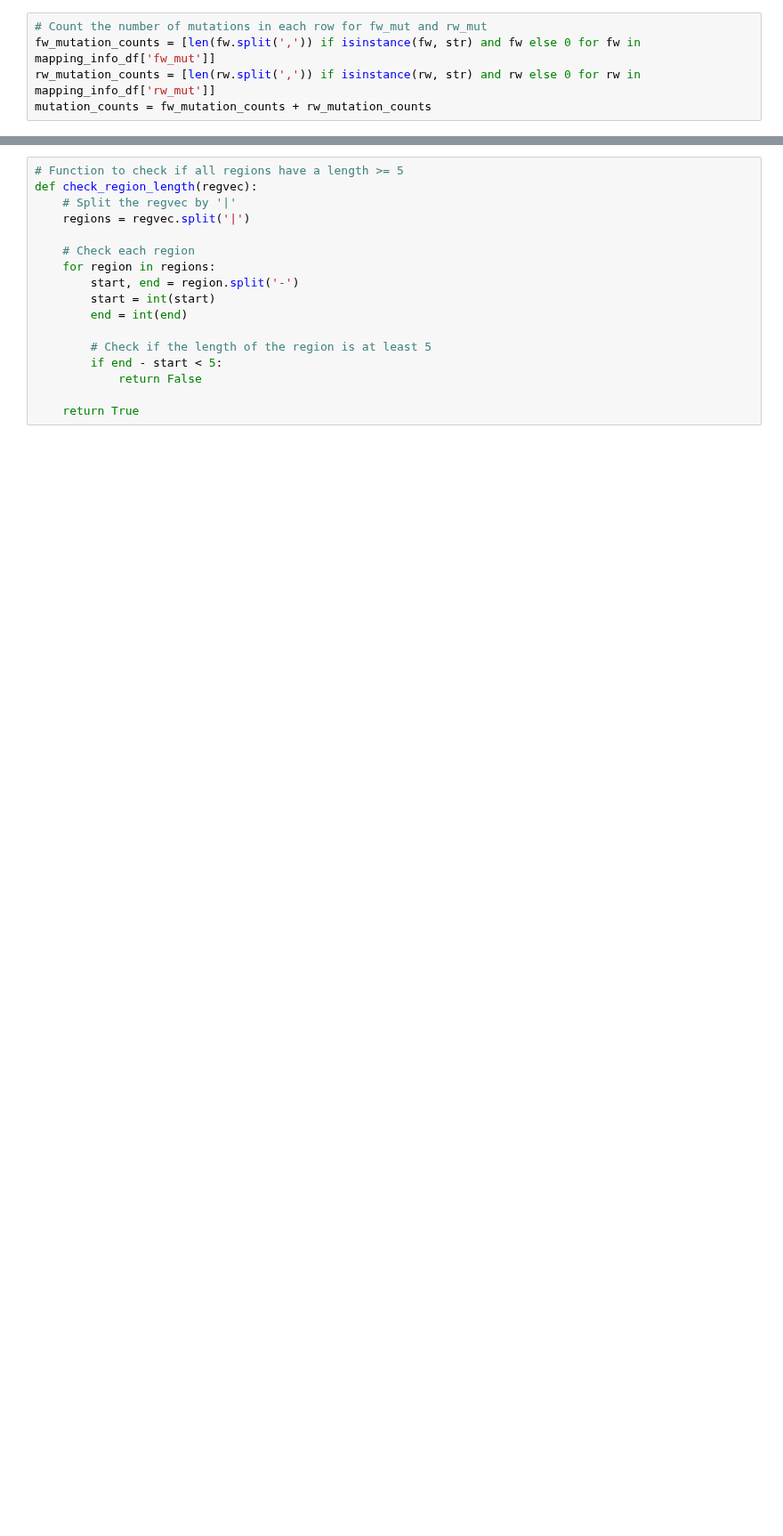
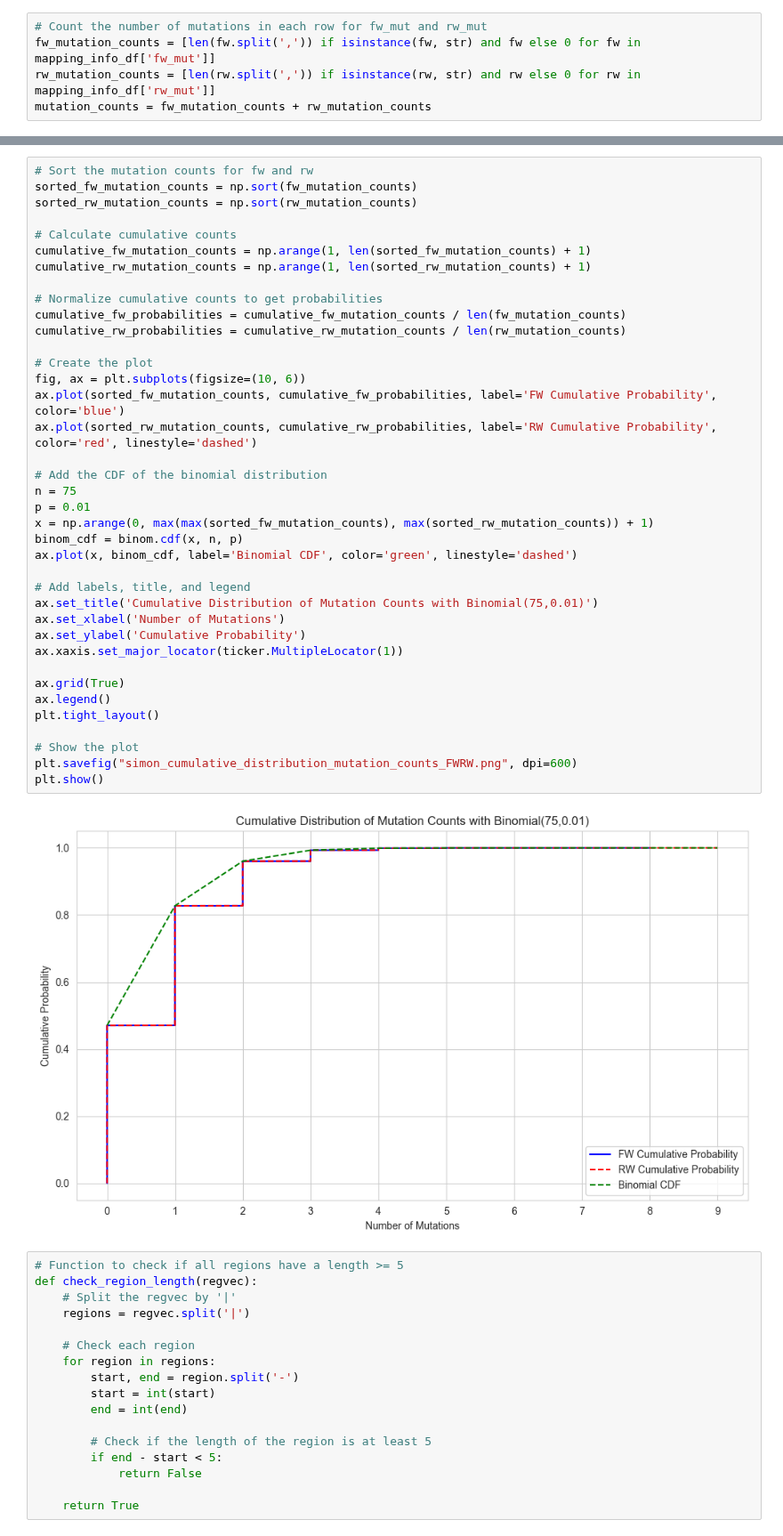
Before and after one commit to IngiumDev/gobi, a Jupyter notebook: src/main/Analysis/readsimulator/analyze_read_simulator.ipynb, the cells around one changed output, grey strips where cells are left out. Shown at 89% size. Saved outputs shown, nothing was run; the diff lists cells and outputs as text; blank space fills up the shorter version.

```diff
--- a/src/main/Analysis/readsimulator/analyze_read_simulator.ipynb
+++ b/src/main/Analysis/readsimulator/analyze_read_simulator.ipynb
@@ -275,6 +279,46 @@ plt.savefig("simon_cumulative_distribution_mutation_counts.png", dpi=600)
 plt.show()
 # %% [output]
 [figure]
+# %%
+# Sort the mutation counts for fw and rw
+sorted_fw_mutation_counts = np.sort(fw_mutation_counts)
+sorted_rw_mutation_counts = np.sort(rw_mutation_counts)
+
+# Calculate cumulative counts
+cumulative_fw_mutation_counts = np.arange(1, len(sorted_fw_mutation_counts) + 1)
+cumulative_rw_mutation_counts = np.arange(1, len(sorted_rw_mutation_counts) + 1)
+
+# Normalize cumulative counts to get probabilities
+cumulative_fw_probabilities = cumulative_fw_mutation_counts / len(fw_mutation_counts)
+cumulative_rw_probabilities = cumulative_rw_mutation_counts / len(rw_mutation_counts)
+
+# Create the plot
+fig, ax = plt.subplots(figsize=(10, 6))
+ax.plot(sorted_fw_mutation_counts, cumulative_fw_probabilities, label='FW Cumulative Probability', color='blue')
+ax.plot(sorted_rw_mutation_counts, cumulative_rw_probabilities, label='RW Cumulative Probability', color='red', linestyle='dashed')
+
+# Add the CDF of the binomial distribution
+n = 75
+p = 0.01
+x = np.arange(0, max(max(sorted_fw_mutation_counts), max(sorted_rw_mutation_counts)) + 1)
+binom_cdf = binom.cdf(x, n, p)
+ax.plot(x, binom_cdf, label='Binomial CDF', color='green', linestyle='dashed')
+
+# Add labels, title, and legend
+ax.set_title('Cumulative Distribution of Mutation Counts with Binomial(75,0.01)')
+ax.set_xlabel('Number of Mutations')
+ax.set_ylabel('Cumulative Probability')
+ax.xaxis.set_major_locator(ticker.MultipleLocator(1))
+
+ax.grid(True)
+ax.legend()
+plt.tight_layout()
+
+# Show the plot
+plt.savefig("simon_cumulative_distribution_mutation_counts_FWRW.png", dpi=600)
+plt.show()
+# %% [output]
+[figure, added]
 # %%
 # Function to check if all regions have a length >= 5
 def check_region_length(regvec):
```
Also changed, not shown: parts of 18 cells of this notebook.
